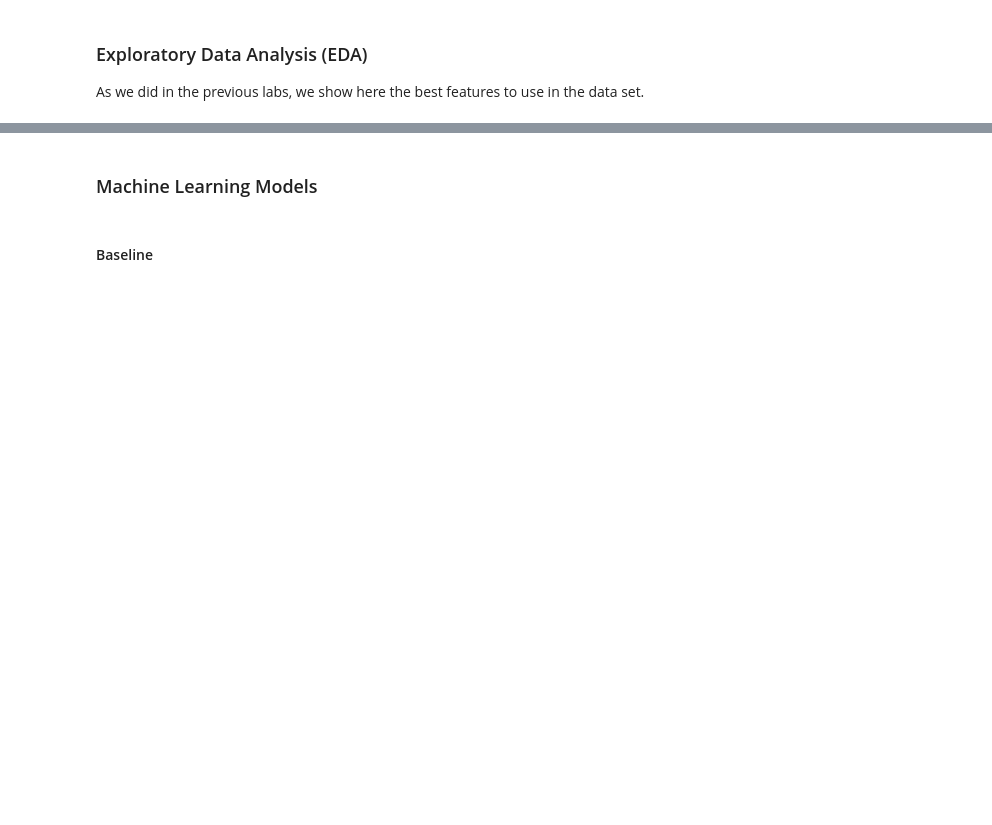
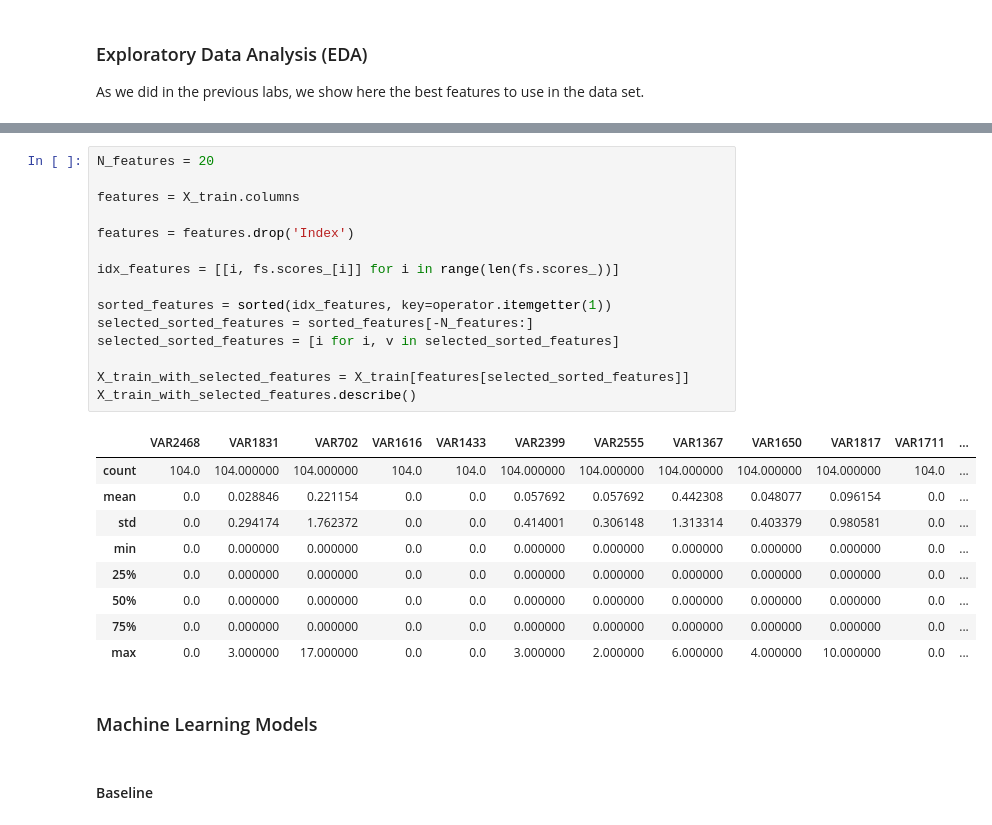
Before and after one commit to mauricelehmann/XAI_final_project, a Jupyter notebook: Final Project.ipynb, the cells around one changed output, grey strips where cells are left out. Cells and saved outputs as stored; diff of their text form; blank space fills up the shorter version.

```diff
--- a/Final Project.ipynb
+++ b/Final Project.ipynb
@@ -207,3 +209,28 @@ y_validation.shape =  (27,)
+# %%
+N_features = 20
+
+features = X_train.columns
+
+features = features.drop('Index')
+
+idx_features = [[i, fs.scores_[i]] for i in range(len(fs.scores_))]
+
+sorted_features = sorted(idx_features, key=operator.itemgetter(1))
+selected_sorted_features = sorted_features[-N_features:]
+selected_sorted_features = [i for i, v in selected_sorted_features]
+
+X_train_with_selected_features = X_train[features[selected_sorted_features]]
+X_train_with_selected_features.describe()
+# %% [output]
+|  | VAR2468 | VAR1831 | VAR702 | VAR1616 | VAR1433 | VAR2399 | VAR2555 | VAR1367 | VAR1650 | VAR1817 | VAR1711 | ... |
+| count | 104.0 | 104.000000 | 104.000000 | 104.0 | 104.0 | 104.000000 | 104.000000 | 104.000000 | 104.000000 | 104.000000 | 104.0 | ... |
+| mean | 0.0 | 0.028846 | 0.221154 | 0.0 | 0.0 | 0.057692 | 0.057692 | 0.442308 | 0.048077 | 0.096154 | 0.0 | ... |
+| std | 0.0 | 0.294174 | 1.762372 | 0.0 | 0.0 | 0.414001 | 0.306148 | 1.313314 | 0.403379 | 0.980581 | 0.0 | ... |
+| min | 0.0 | 0.000000 | 0.000000 | 0.0 | 0.0 | 0.000000 | 0.000000 | 0.000000 | 0.000000 | 0.000000 | 0.0 | ... |
+| 25% | 0.0 | 0.000000 | 0.000000 | 0.0 | 0.0 | 0.000000 | 0.000000 | 0.000000 | 0.000000 | 0.000000 | 0.0 | ... |
+| 50% | 0.0 | 0.000000 | 0.000000 | 0.0 | 0.0 | 0.000000 | 0.000000 | 0.000000 | 0.000000 | 0.000000 | 0.0 | ... |
+| 75% | 0.0 | 0.000000 | 0.000000 | 0.0 | 0.0 | 0.000000 | 0.000000 | 0.000000 | 0.000000 | 0.000000 | 0.0 | ... |
+| max | 0.0 | 3.000000 | 17.000000 | 0.0 | 0.0 | 3.000000 | 2.000000 | 6.000000 | 4.000000 | 10.000000 | 0.0 | ... |
 # %% [markdown]
 ### Machine Learning Models
 # %% [markdown]
```
Also changed, not shown: parts of 9 cells of this notebook.
